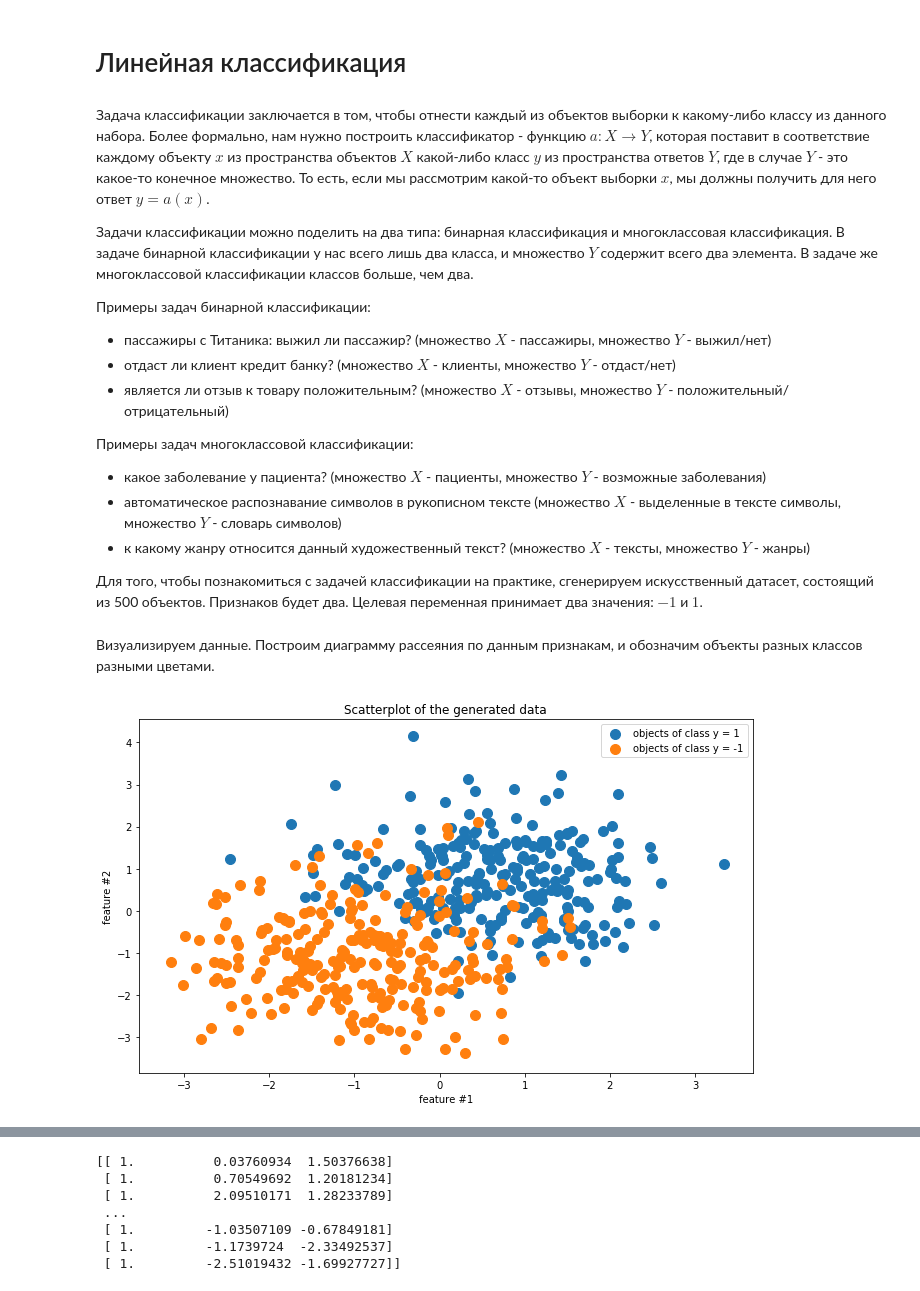
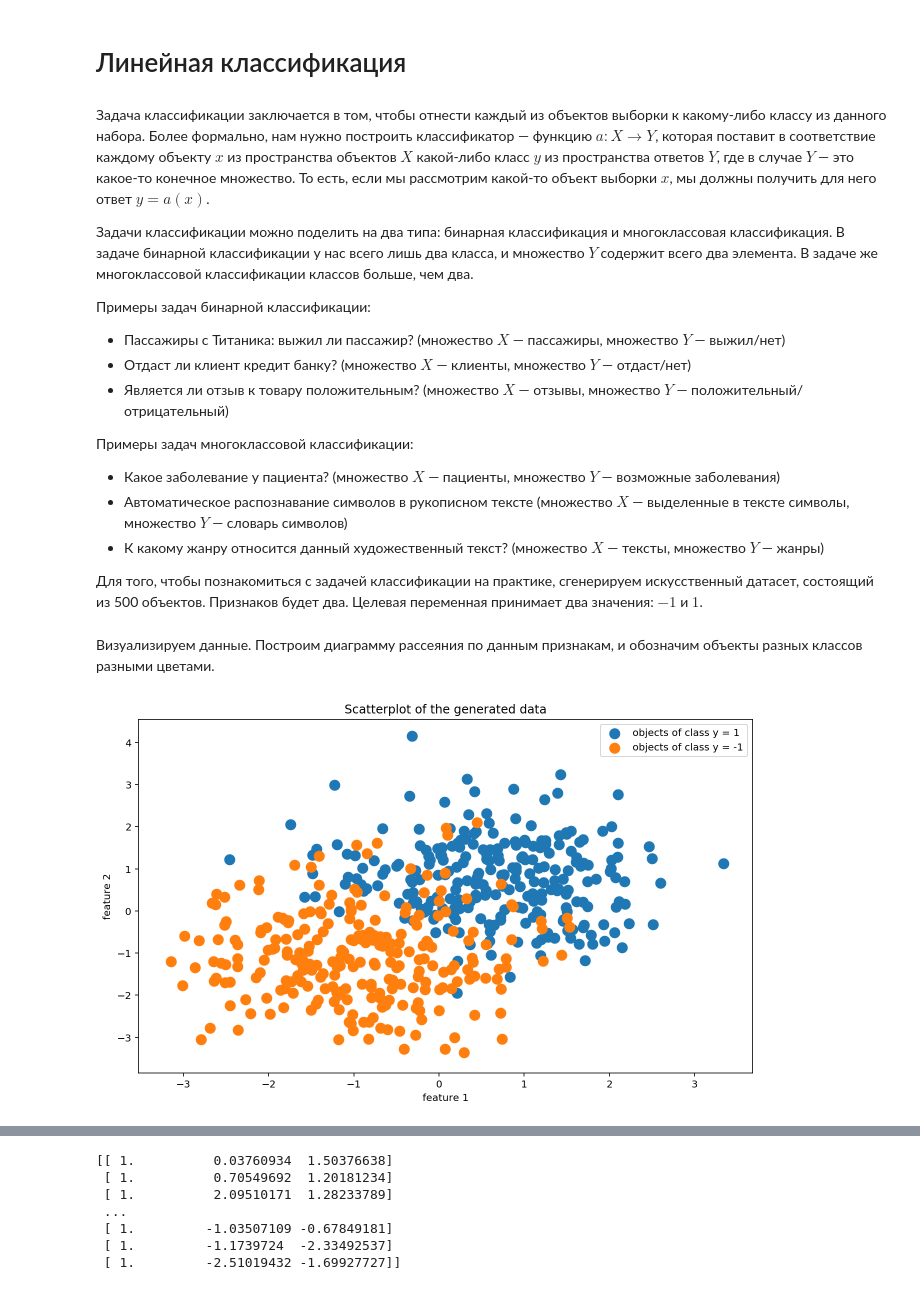
Before and after one commit to khaykingleb/DA_Seminars_and_Homework, a Jupyter notebook: sem08_linclass/sem08_linclass.ipynb, the cells around one changed output, grey strips where cells are left out. Cells and saved outputs as stored; diff of their text form; code cells hidden in the pictures.

```diff
--- a/sem08_linclass/sem08_linclass.ipynb
+++ b/sem08_linclass/sem08_linclass.ipynb
@@ -1,21 +1,21 @@
 # %% [markdown]
 # Линейная классификация
 # %% [markdown]
-Задача классификации заключается в том, чтобы отнести каждый из объектов выборки к какому-либо классу из данного набора. Более формально, нам нужно построить классификатор - функцию $a \colon X \rightarrow Y$, которая поставит в соответствие каждому объекту $x$ из пространства объектов $X$ какой-либо класс $y$ из пространства ответов $Y$, где в случае $Y$ - это какое-то конечное множество. То есть, если мы рассмотрим какой-то объект выборки $x$, мы должны получить для него ответ $y = a(x)$.
+Задача классификации заключается в том, чтобы отнести каждый из объектов выборки к какому-либо классу из данного набора. Более формально, нам нужно построить классификатор — функцию $a \colon X \rightarrow Y$, которая поставит в соответствие каждому объекту $x$ из пространства объектов $X$ какой-либо класс $y$ из пространства ответов $Y$, где в случае $Y$ — это какое-то конечное множество. То есть, если мы рассмотрим какой-то объект выборки $x$, мы должны получить для него ответ $y = a(x)$.
 
 Задачи классификации можно поделить на два типа: бинарная классификация и многоклассовая классификация. В задаче бинарной классификации у нас всего лишь два класса, и множество $Y$ содержит всего два элемента. В задаче же многоклассовой классификации классов больше, чем два.
 
 Примеры задач бинарной классификации:
 
-- пассажиры с Титаника: выжил ли пассажир? (множество $X$ - пассажиры, множество $Y$ - выжил/нет)
-- отдаст ли клиент кредит банку? (множество $X$ - клиенты, множество $Y$ - отдаст/нет)
-- является ли отзыв к товару положительным? (множество $X$ - отзывы, множество $Y$ - положительный/отрицательный)
+- Пассажиры с Титаника: выжил ли пассажир? (множество $X$ — пассажиры, множество $Y$ — выжил/нет)
+- Отдаст ли клиент кредит банку? (множество $X$ — клиенты, множество $Y$ — отдаст/нет)
+- Является ли отзыв к товару положительным? (множество $X$ — отзывы, множество $Y$ — положительный/отрицательный)
 
 Примеры задач многоклассовой классификации:
 
-- какое заболевание у пациента? (множество $X$ - пациенты, множество $Y$ - возможные заболевания)
-- автоматическое распознавание символов в рукописном тексте (множество $X$ - выделенные в тексте символы, множество $Y$ - словарь символов)
-- к какому жанру относится данный художественный текст? (множество $X$ - тексты, множество $Y$ - жанры)
+- Какое заболевание у пациента? (множество $X$ — пациенты, множество $Y$ — возможные заболевания)
+- Автоматическое распознавание символов в рукописном тексте (множество $X$ — выделенные в тексте символы, множество $Y$ — словарь символов)
+- К какому жанру относится данный художественный текст? (множество $X$ — тексты, множество $Y$ — жанры)
 
 Для того, чтобы познакомиться с задачей классификации на практике, сгенерируем искусственный датасет, состоящий из 500 объектов. Признаков будет два. Целевая переменная принимает два значения: $-1$ и $1$.
 # %%
@@ -37,12 +38,12 @@ y = np.array([1] * 250 + [-1] * 250)
 # %%
 plt.figure(figsize=(11, 6.5))
 plt.scatter(X[y == 1, 0], X[y == 1, 1], cmap='winter', s=100, label='objects of class y = 1')
 plt.scatter(X[y == -1, 0], X[y == -1, 1], cmap='winter', s=100, label='objects of class y = -1')
 plt.title('Scatterplot of the generated data')
-plt.xlabel('feature #1')
-plt.ylabel('feature #2')
+plt.xlabel('feature 1')
+plt.ylabel('feature 2')
 plt.legend()
 plt.show()
 # %% [output]
-[figure, old version]
+[figure, new version]
 # %% [markdown]
```
Also changed, not shown: parts of 13 cells of this notebook.
